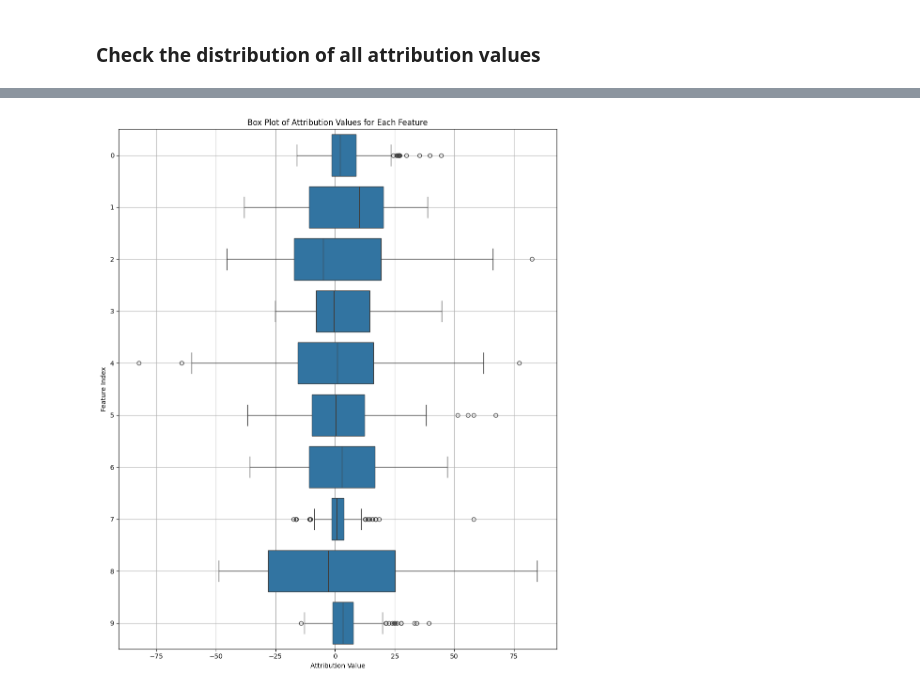
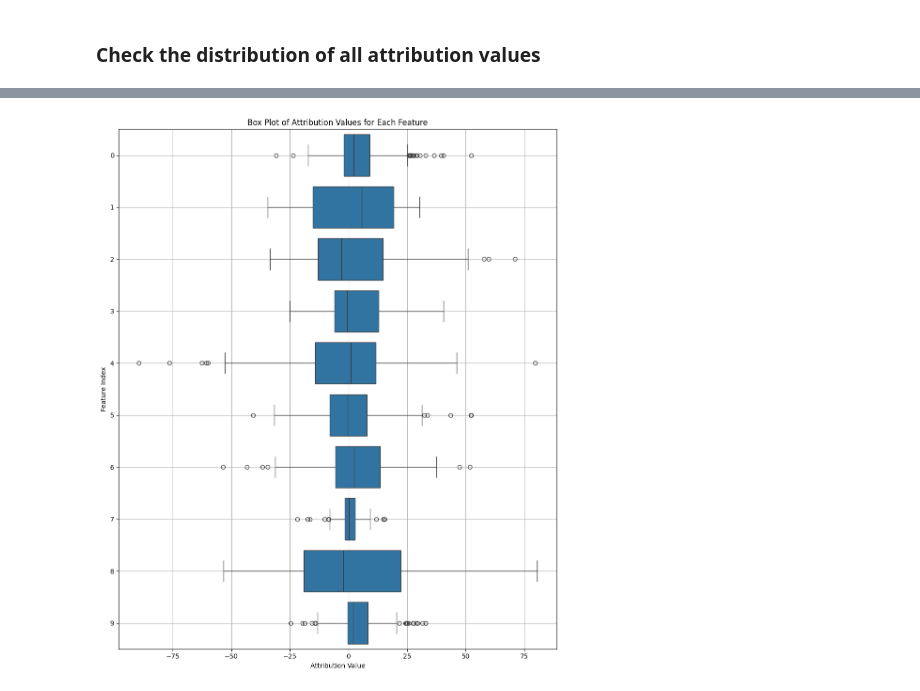
Before and after one commit to sequential-parameter-optimization/spotXAI, a Jupyter notebook: Notebooks/demo_general.ipynb, the cells around one changed output, grey strips where cells are left out. Cells and saved outputs as stored; diff of their text form; code cells hidden in the pictures.

```diff
--- a/Notebooks/demo_general.ipynb
+++ b/Notebooks/demo_general.ipynb
@@ -159,4 +159,4 @@ plt.show()
 # %% [markdown]
 ### Check the distribution of all attribution values
 # %%
-attribution_distribution = analyzer.get_attribution_distribution(attr_method="KernelShap")
+df_attribution_distribution = analyzer.get_attribution_distribution(attr_method="FeatureAblation", abs_attr= False)
@@ -165,4 +183,4 @@ attribution_distribution = analyzer.get_attribution_distribution(attr_method="Ke
 # %%
-boxplot_attribution(attribution_distribution, size = (10,12), attr_filter=None)
+boxplot_attribution(df_attribution_distribution, size = (10,12), attr_filter=None)
 # %% [output]
-[figure, old version]
+[figure, new version]
```
Also changed, not shown: parts of 5 cells of this notebook, 4 other files.
